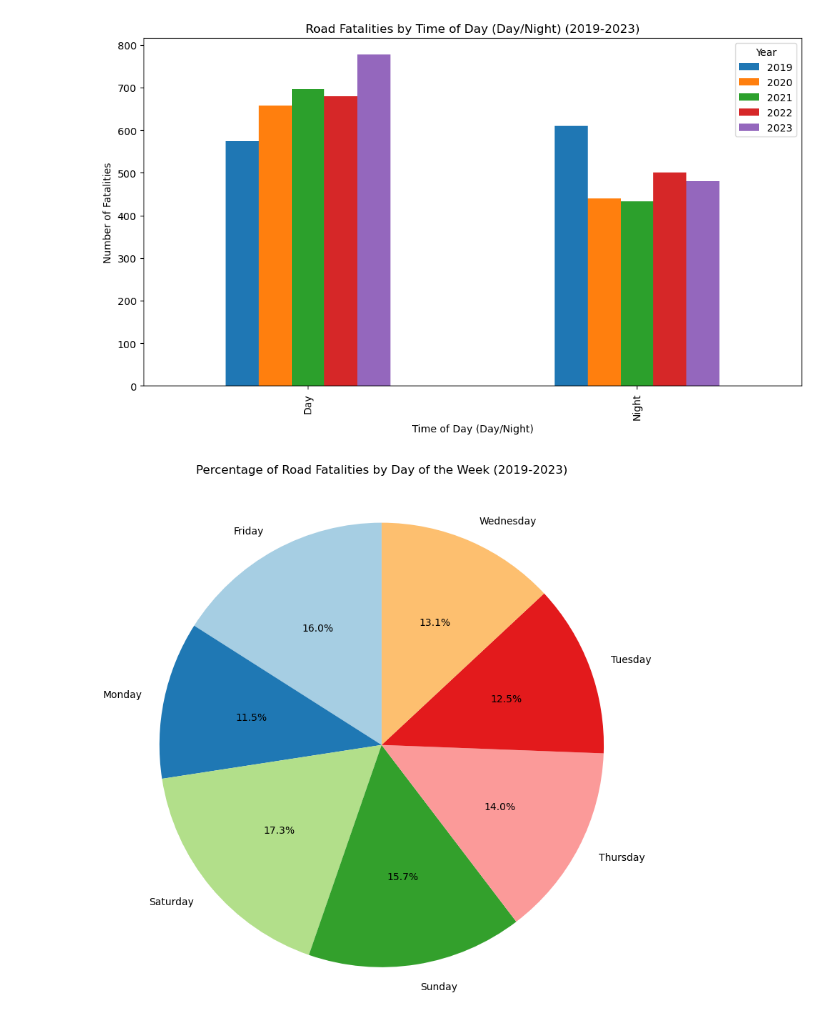
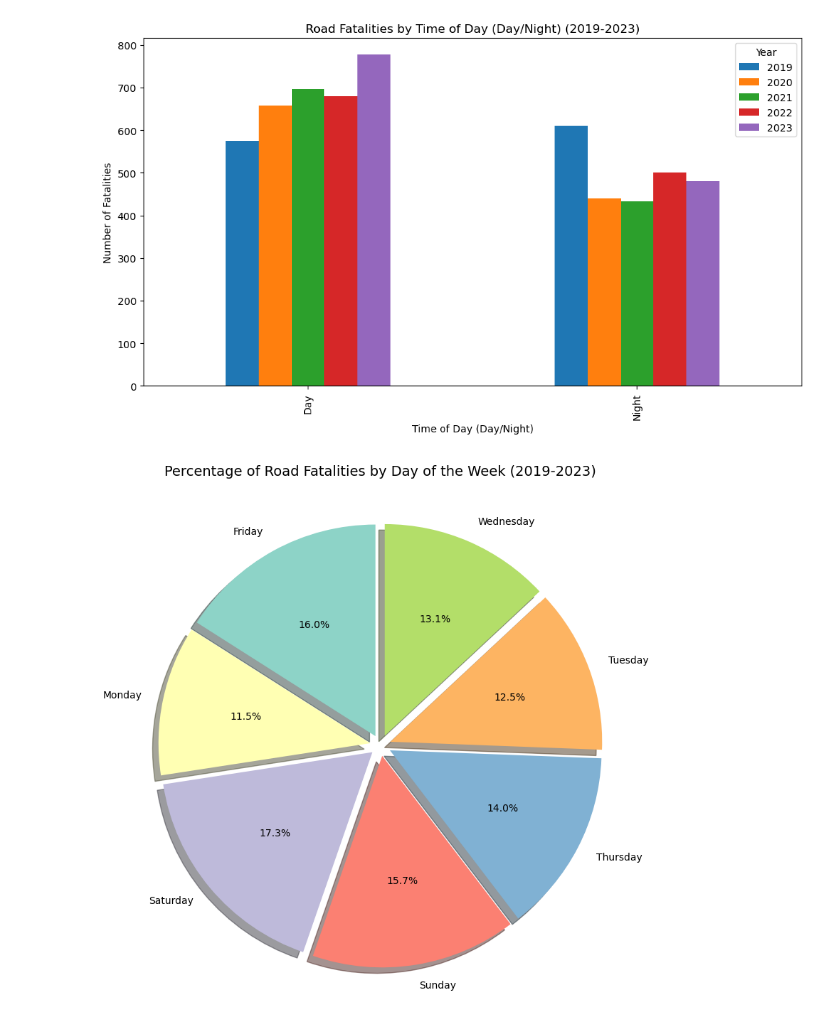
Before and after one commit to Yukitoshi12345/Australia-Road-Fatality, a Jupyter notebook: main.ipynb, the cells around one changed output. Cells and saved outputs as stored; diff of their text form; code cells hidden in the pictures.

Commit message:
added graphs for recent years crashes

```diff
--- a/main.ipynb
+++ b/main.ipynb
@@ -326,17 +326,21 @@ plt.show()
 # %%
 # Grouping fatalities by 'Dayweek' for the filtered data (2019-2023)
 dayweek_total = df_fatalities_clean_filtered.groupby('Dayweek').size()
 
 # Calculating percentages for each dayweek
 dayweek_percentage = (dayweek_total / dayweek_total.sum()) * 100
 
-# Plotting the pie chart
+# Defining a cleaner color palette and explode values for all slices
+colors = plt.get_cmap('Set3')(range(len(dayweek_percentage)))
+explode = [0.05] * len(dayweek_percentage)  # Explode all slices slightly for balance
+
+# Plotting the improved pie chart
 plt.figure(figsize=(8, 8))
-plt.pie(dayweek_percentage, labels=dayweek_percentage.index, autopct='%1.1f%%', startangle=90, colors=plt.cm.Paired.colors)
-plt.title('Percentage of Road Fatalities by Day of the Week (2019-2023)')
+plt.pie(dayweek_percentage, labels=dayweek_percentage.index, autopct='%1.1f%%', startangle=90, colors=colors, explode=explode, shadow=True)
+plt.title('Percentage of Road Fatalities by Day of the Week (2019-2023)', fontsize=14)
 plt.axis('equal')  # Equal aspect ratio ensures that pie is drawn as a circle
 plt.tight_layout()
 plt.show()
 # %% [output]
-[figure, old version]
+[figure, new version]
 # %%
```
Also changed, not shown: parts of 1 cell of this notebook, 6 other files.
